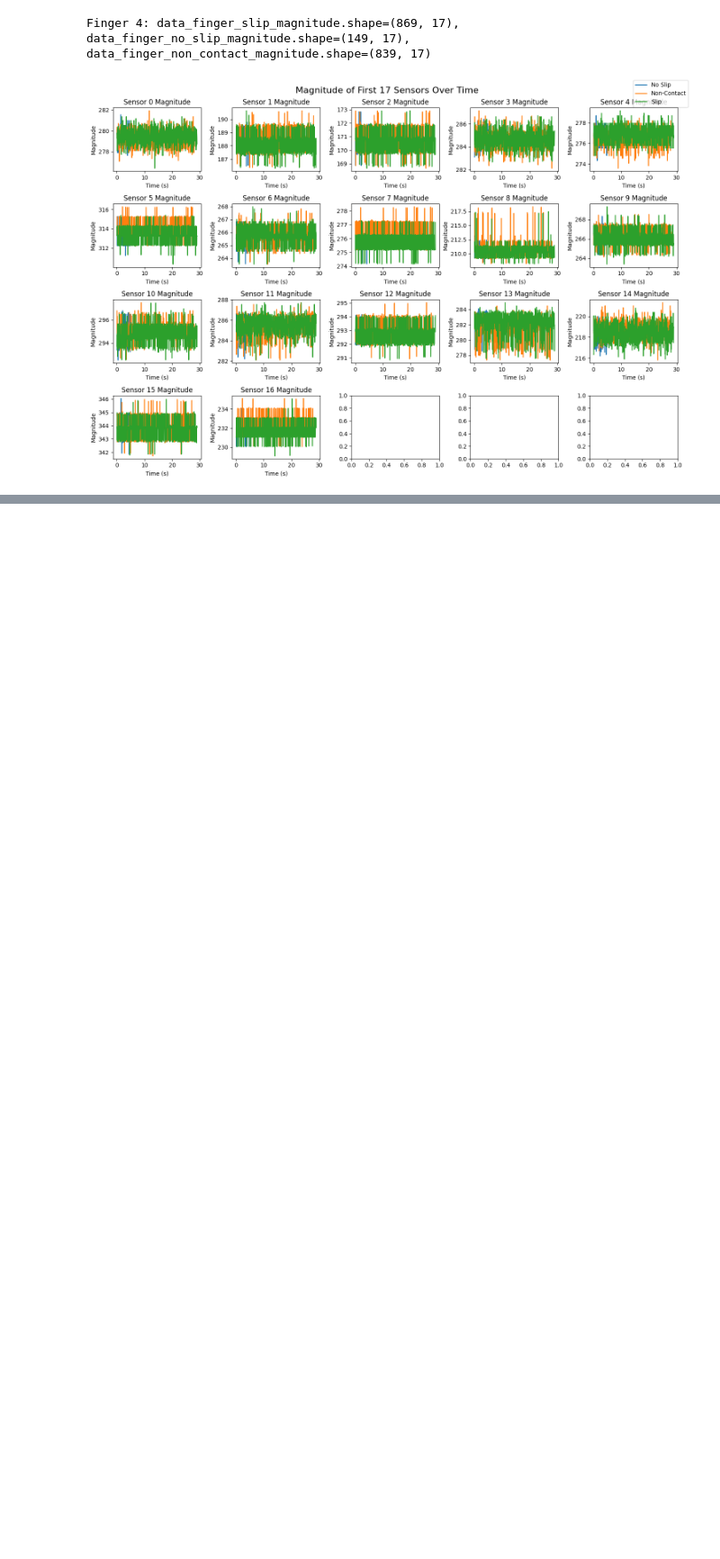
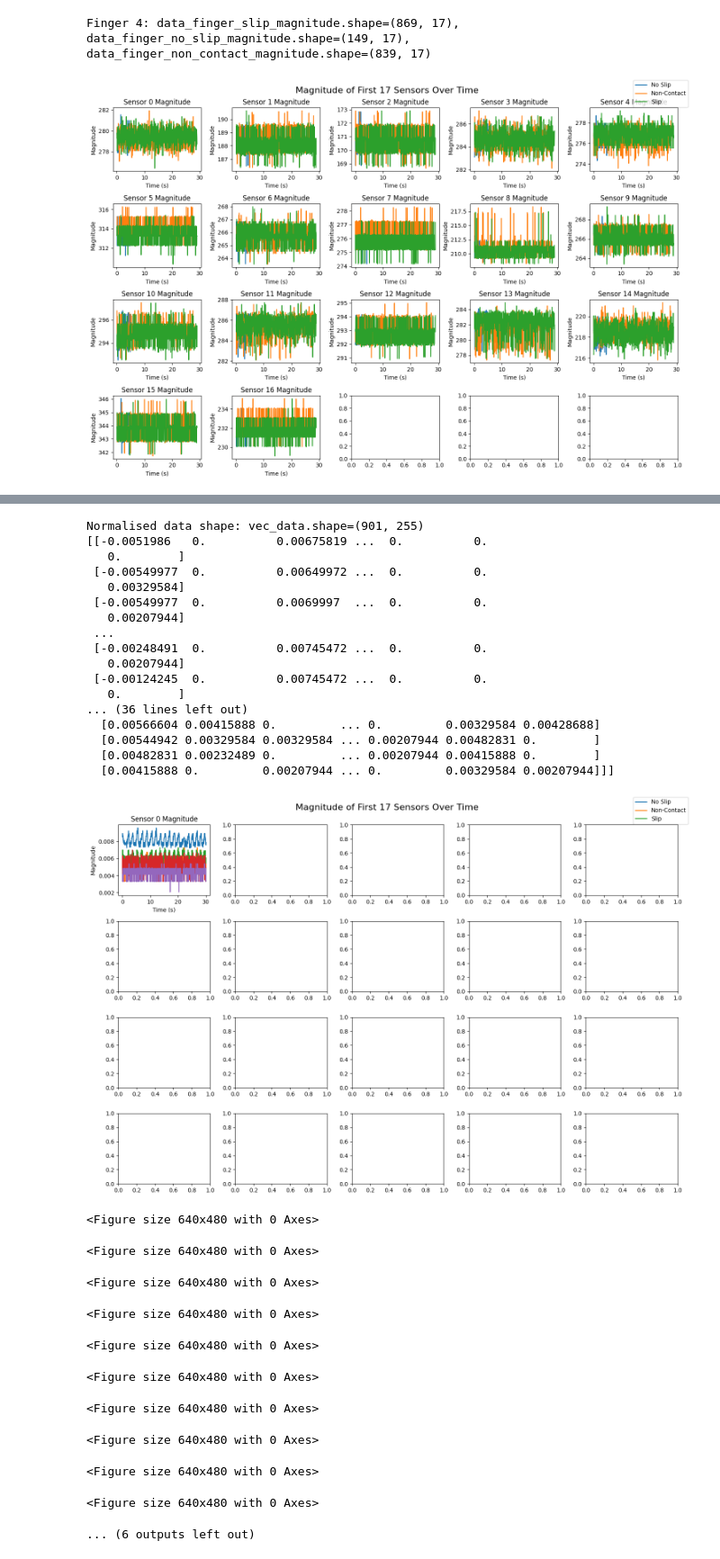
Before and after one commit to Crask21/slip_severity, a Jupyter notebook: notebooks/data_visualisation-03-15.ipynb, the cells around one changed output, grey strips where cells are left out. Shown at 90% size. Saved outputs shown, nothing was run; the diff lists cells and outputs as text; code cells hidden in the pictures; blank space fills up the shorter version.

```diff
--- a/notebooks/data_visualisation-03-15.ipynb
+++ b/notebooks/data_visualisation-03-15.ipynb
@@ -97,0 +103,65 @@ Finger 4: data_finger_slip_magnitude.shape=(869, 17), data_finger_no_slip_magnit
+# %%
+import pandas as pd
+import os
+import numpy as np
+import matplotlib.pyplot as plt
+csv_path = "D:\\datasets\\tac2Slip\\severity-05-07\\raw_data_vs_mst\\tactile_data0002.csv"
+df = pd.read_csv(csv_path)
+# print(df.head())
+raw_data = df.iloc[:, 1:256].values
+vec_data = df.iloc[:, 256:511].values
+# print(f"{raw_data.shape=}")
+print(f"Normalised data shape: {vec_data.shape=}")
+print(vec_data)
+vec_magnitude = np.sqrt(np.sum(vec_data.reshape(-1, 5, 17, 3)**2, axis=3))
+print(f"Normalised data magnitude shape: {vec_magnitude.shape=}")
+print(vec_magnitude)
+
+
+time = df.iloc[:, 0].values
+# ----------------------------------- Plot ----------------------------------- #
+# Plot the magnitude of the first 17 sensors
+fig, axs = plt.subplots(4, 5, figsize=(15, 10))
+
+for j in range(17):
+    ax = axs[j // 5, j % 5]
+    ax.set_title(f'Sensor {j} Magnitude')
+    ax.set_xlabel('Time (s)')
+    ax.set_ylabel('Magnitude')
+    for f in range(5):
+        ax.plot(time, vec_magnitude[:, f, j])
+    #Add title to the figure
+    fig.suptitle('Magnitude of First 17 Sensors Over Time', fontsize=16)
+    fig.legend(['No Slip', 'Non-Contact','Slip'], loc='upper right')
+    plt.tight_layout()
+    plt.show()
+# %% [output]
+Normalised data shape: vec_data.shape=(901, 255)
+[[-0.0051986   0.          0.00675819 ...  0.          0.
+   0.        ]
+ [-0.00549977  0.          0.00649972 ...  0.          0.
+   0.00329584]
+ [-0.00549977  0.          0.0069997  ...  0.          0.
+   0.00207944]
+ ...
+ [-0.00248491  0.          0.00745472 ...  0.          0.
+   0.00207944]
+ [-0.00124245  0.          0.00745472 ...  0.          0.
+   0.        ]
+... (36 lines left out)
+  [0.00566604 0.00415888 0.         ... 0.         0.00329584 0.00428688]
+  [0.00544942 0.00329584 0.00329584 ... 0.00207944 0.00482831 0.        ]
+  [0.00482831 0.00232489 0.         ... 0.00207944 0.00415888 0.        ]
+  [0.00415888 0.         0.00207944 ... 0.         0.00329584 0.00207944]]]
+[figure, added]
+<Figure size 640x480 with 0 Axes>
+<Figure size 640x480 with 0 Axes>
+<Figure size 640x480 with 0 Axes>
+<Figure size 640x480 with 0 Axes>
+<Figure size 640x480 with 0 Axes>
+<Figure size 640x480 with 0 Axes>
+<Figure size 640x480 with 0 Axes>
+<Figure size 640x480 with 0 Axes>
+<Figure size 640x480 with 0 Axes>
+<Figure size 640x480 with 0 Axes>
+... (6 outputs left out)
```
Also changed, not shown: parts of 2 cells of this notebook, 12 other files.
